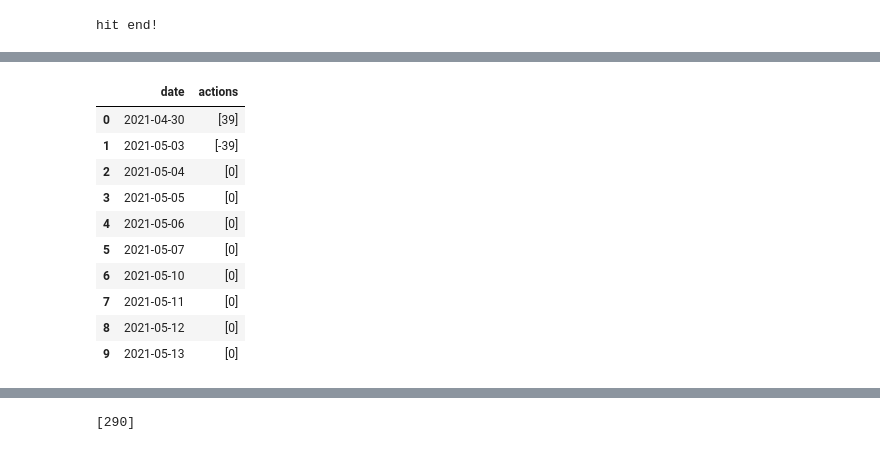
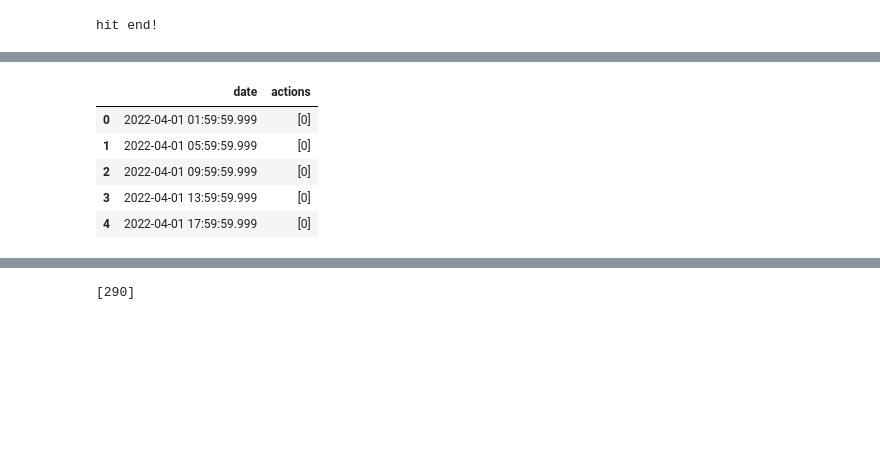
Before and after one commit to TanguyBellec/FinRL_ETH, a Jupyter notebook: FinRL_Crypto.ipynb, the cells around one changed output, grey strips where cells are left out. Drawn from its saved outputs; the diff is of its cells as text; code cells hidden in the pictures; blank space fills up the shorter version.

```diff
--- a/FinRL_Crypto.ipynb
+++ b/FinRL_Crypto.ipynb
@@ -901,8 +902,8 @@ class StockTradingEnv(gym.Env):
 ## Training data split: 2017-11-09 to 2021-04-30
 ## Trade data split: 2021-04-30 to 2022-04-30
 # %%
-train = data_split(processed_full, '2021-04-1','2022-01-31')
-trade = data_split(processed_full, '2022-02-01','2022-04-30')
+train = data_split(processed_full, '2021-04-01','2022-01-31')
+trade = data_split(processed_full, '2022-04-01','2022-04-30')
 print(len(train))
 print(len(trade))
 # %% [output]
@@ -957,5 +932,5 @@ config.INDICATORS
 # %%
 stock_dimension = len(train.tic.unique())
-state_space = 1 + 2*stock_dimension + len(config.INDICATORS)*stock_dimension
+state_space = 1 + 2*stock_dimension + (len(train.columns) - 2)*stock_dimension
 print(f"Stock Dimension: {stock_dimension}, State Space: {state_space}")
 # %% [output]
@@ -974,10 +959,16 @@ env_kwargs = {
     "sell_cost_pct": sell_cost_list,
     "state_space": state_space,
     "stock_dim": stock_dimension,
-    "tech_indicator_list": config.INDICATORS,
+#    "tech_indicator_list": config.INDICATORS,
+    "tech_indicator_list" : ['open', 'high', 'low', 'close', 'volume', 'qav', 'num_trades',
+       'taker_base_vol', 'taker_quote_vol', 'BTCUSDT_open',
+       'BTCUSDT_high', 'BTCUSDT_low', 'BTCUSDT_close', 'BTCUSDT_volume',
+       'BTCUSDT_qav', 'BTCUSDT_num_trades', 'BTCUSDT_taker_base_vol',
+       'BTCUSDT_taker_quote_vol', 'macd', 'boll_ub', 'boll_lb',
+       'rsi_30', 'cci_30', 'dx_30', 'close_30_sma', 'close_60_sma'],
     "action_space": stock_dimension,
     "reward_scaling": 1e-4
 }
 
 
-e_train_gym = StockTradingEnv(df = train, **env_kwargs)
+e_train_gym = TestStockTradingEnv(df = train, **env_kwargs)
@@ -1201,7 +1209,8 @@ DRL model needs to update periodically in order to take full advantage of the da
 Numerous hyperparameters – e.g. the learning rate, the total number of samples to train on – influence the learning process and are usually determined by testing some variations.
 # %%
 #trade = data_split(processed_full, '2020-07-01','2021-10-31')
-e_trade_gym = StockTradingEnv(df = trade, turbulence_threshold = 70,risk_indicator_col='vix', **env_kwargs)
+#e_trade_gym = StockTradingEnv(df = trade, turbulence_threshold = 70,risk_indicator_col='vix', **env_kwargs)
+e_trade_gym = TestStockTradingEnv(df = trade, turbulence_threshold = 70,risk_indicator_col='volume', **env_kwargs)
 # env_trade, obs_trade = e_trade_gym.get_sb_env()
 # %%
 trade.head()
@@ -1235,17 +1311,12 @@ df_account_value.tail()
 # %%
-df_actions.head(10)
+df_actions.head()
 # %% [output]
 |  | date | actions |
-| 0 | 2021-04-30 | [39] |
-| 1 | 2021-05-03 | [-39] |
-| 2 | 2021-05-04 | [0] |
-| 3 | 2021-05-05 | [0] |
-| 4 | 2021-05-06 | [0] |
-| 5 | 2021-05-07 | [0] |
-| 6 | 2021-05-10 | [0] |
-| 7 | 2021-05-11 | [0] |
-| 8 | 2021-05-12 | [0] |
-| 9 | 2021-05-13 | [0] |
+| 0 | 2022-04-01 01:59:59.999 | [0] |
+| 1 | 2022-04-01 05:59:59.999 | [0] |
+| 2 | 2022-04-01 09:59:59.999 | [0] |
+| 3 | 2022-04-01 13:59:59.999 | [0] |
+| 4 | 2022-04-01 17:59:59.999 | [0] |
 # %%
 for i in range(len(df_actions['actions'])):
     print(df_actions['actions'].iloc[i])
```
Also changed, not shown: parts of 44 cells of this notebook, 2 other files.
